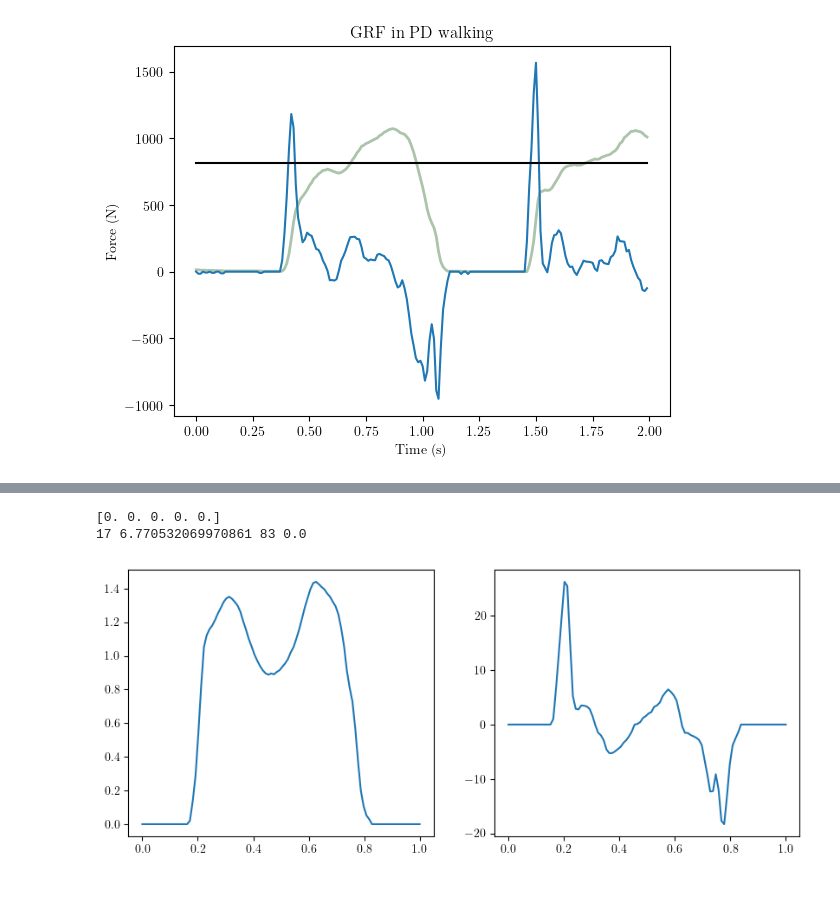
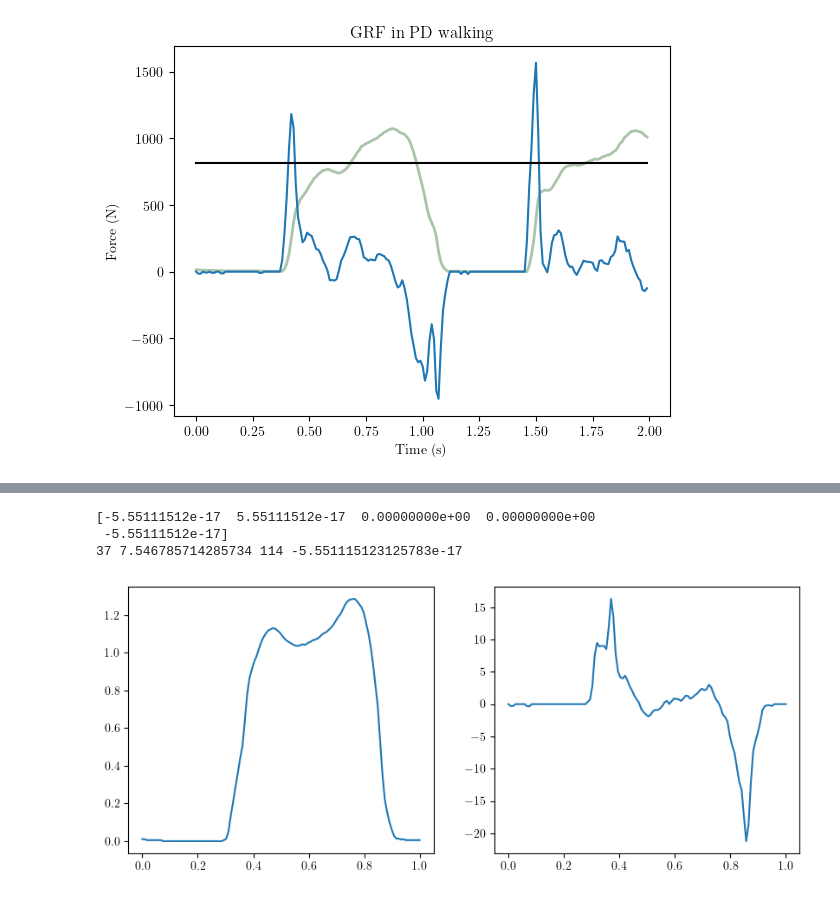
Before and after one commit to jpowell24/learningML, a Jupyter notebook: Python_exercises/PARK-GAIT1.ipynb, the cells around one changed output, grey strips where cells are left out. Cells and saved outputs as stored; diff of their text form; code cells hidden in the pictures.

```diff
--- a/Python_exercises/PARK-GAIT1.ipynb
+++ b/Python_exercises/PARK-GAIT1.ipynb
@@ -103,7 +103,7 @@ df = df.drop(df.columns[0],axis=1)
 
 print(df.shape)
 
-df_short = df.iloc[200:800]
+df_short = df.iloc[0:800]
 df_short.columns = df.keys()
 
 print(df_short.shape)
@@ -120,40 +120,41 @@ array([<Axes: >, <Axes: >, <Axes: >, <Axes: >, <Axes: >, <Axes: >,
 # %%
-y = df_short["GaCo15_01"]
-y = y[0:100]
+y = df_short["GaCo10_01"]
+y = y[0:120]
 x = np.linspace(0, 1, len(y))
 
 dx = 1/100
 
 dydx = np.gradient(y, x)
 
 # print(dydx.max(), dydx.min())
 
 cycles = [];
 start_pos = 0;
 end_pos = 0;
 i = 0;
 while i < len(dydx):
     if dydx[i] > 5:
         start_pos = i;
 
         for i in range(start_pos, len(dydx), 1):
             if all(-0.1 < dydx[i:i+5]) and all(dydx[i:i+5] < 0.1):
                 end_pos = i;
                 print(dydx[i:i+5])
                 print(start_pos, dydx[start_pos], end_pos, dydx[end_pos])
                 break;
     i += 1;
 
 start_pos = start_pos - 2;
 
 fig, (ax1, ax2) = plt.subplots(1, 2, figsize = (10, 4));
 
 ax1.plot(x, y);
 ax2.plot(x, dydx);
 # %% [output]
-[0. 0. 0. 0. 0.]
-17 6.770532069970861 83 0.0
+[-5.55111512e-17  5.55111512e-17  0.00000000e+00  0.00000000e+00
+ -5.55111512e-17]
+37 7.546785714285734 114 -5.551115123125783e-17
-[figure, old version]
+[figure, new version]
 # %%
 plt.plot(x, y)
 plt.plot(x * 0 + 0.17, y)
```
Also changed, not shown: parts of 7 cells of this notebook.
